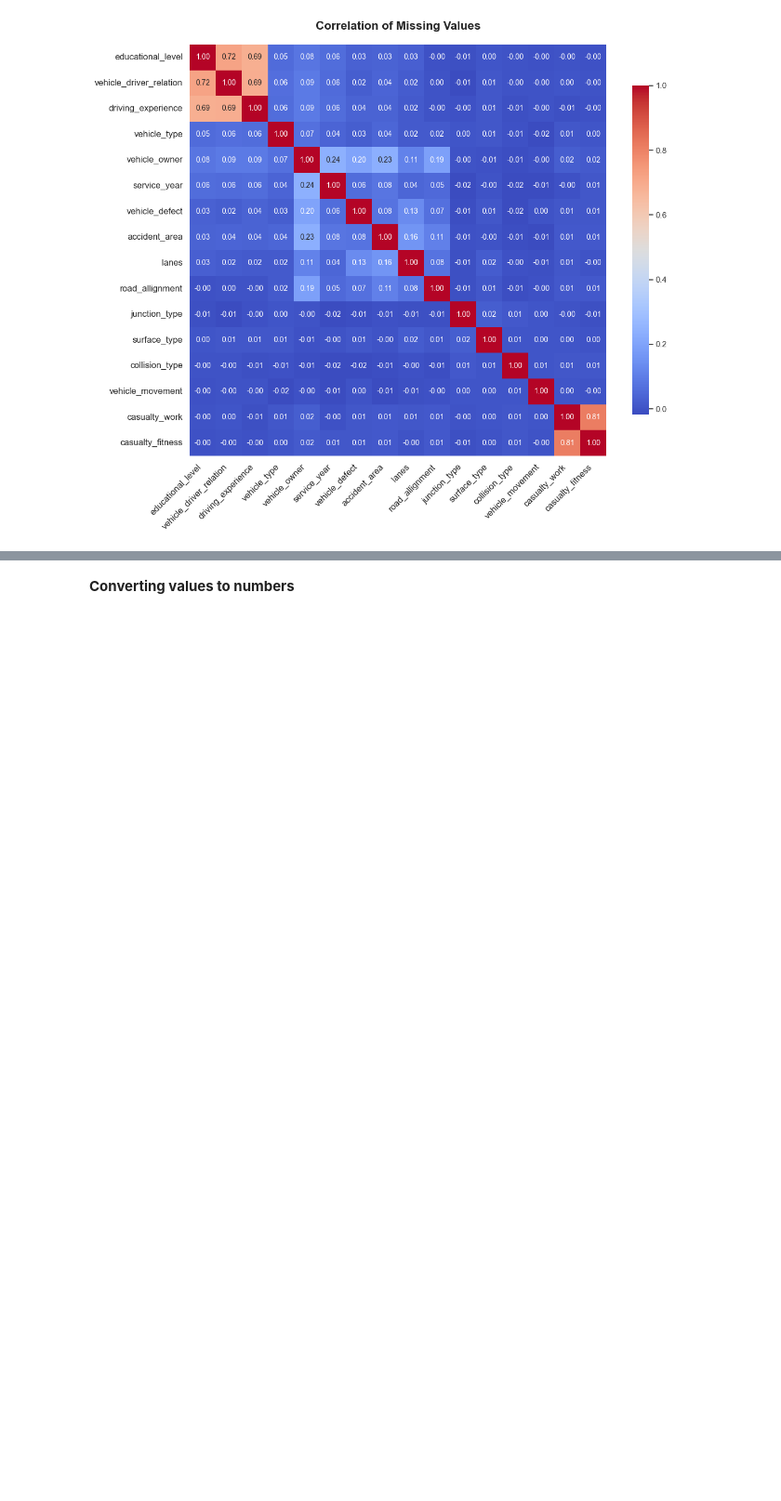
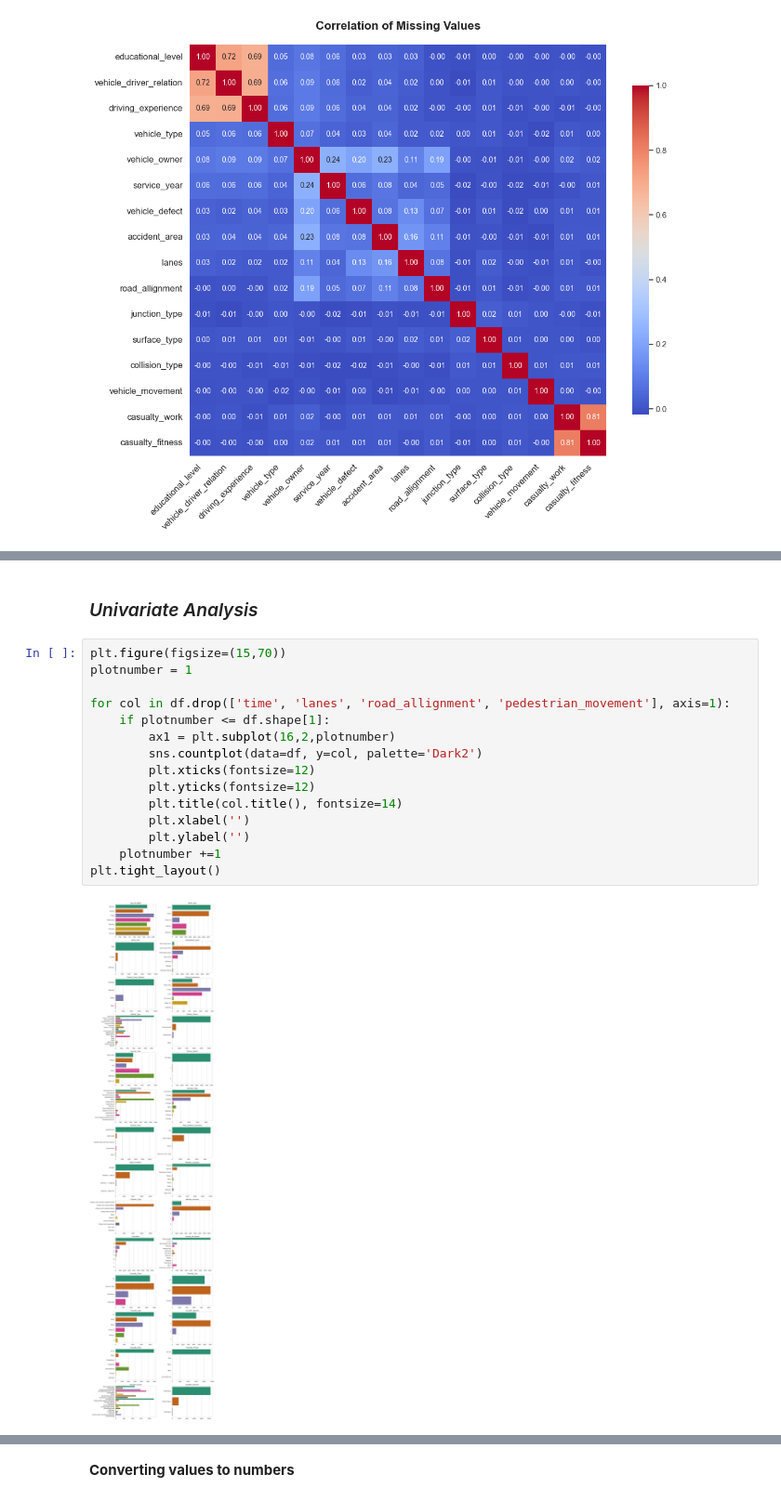
Before and after one commit to Teshager21/accident-analysis-addis_ababa, a Jupyter notebook: accident-analysis-addis_ababa.ipynb, the cells around one changed output, grey strips where cells are left out. Shown at 93% size. Cells and saved outputs as stored; diff of their text form; blank space fills up the shorter version.

```diff
--- a/accident-analysis-addis_ababa.ipynb
+++ b/accident-analysis-addis_ababa.ipynb
@@ -289,0 +394,19 @@ df2=df.copy()
+# %% [markdown]
+### <i>Univariate Analysis</i>
+# %%
+plt.figure(figsize=(15,70))
+plotnumber = 1
+
+for col in df.drop(['time', 'lanes', 'road_allignment', 'pedestrian_movement'], axis=1):
+    if plotnumber <= df.shape[1]:
+        ax1 = plt.subplot(16,2,plotnumber)
+        sns.countplot(data=df, y=col, palette='Dark2')
+        plt.xticks(fontsize=12)
+        plt.yticks(fontsize=12)
+        plt.title(col.title(), fontsize=14)
+        plt.xlabel('')
+        plt.ylabel('')
+    plotnumber +=1
+plt.tight_layout()
+# %% [output]
+[figure, added]
```
Also changed, not shown: parts of 80 cells of this notebook, 1 other file.
